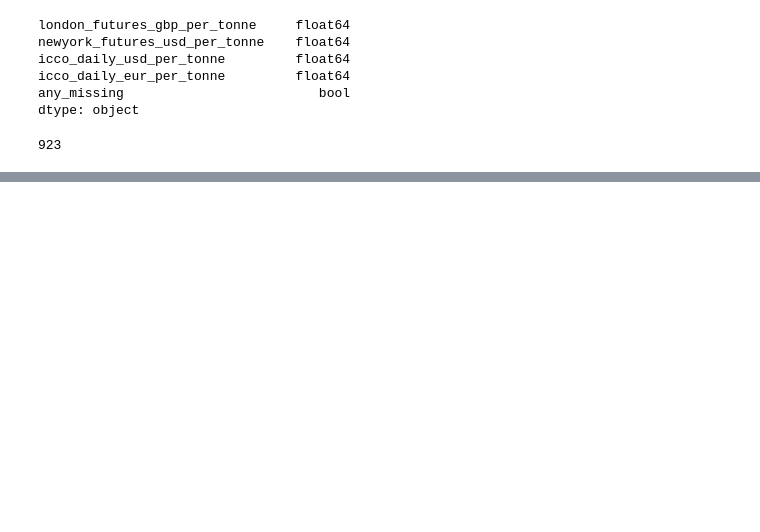
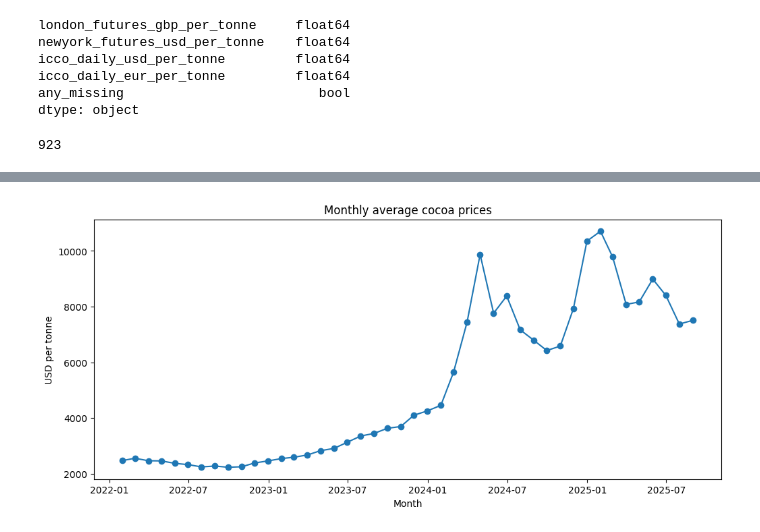
Before and after one commit to Lina060992/Chocolate, a Jupyter notebook: cocoa_prices_2022_2025.ipynb, the cells around one changed output, grey strips where cells are left out. Saved outputs shown, nothing was run; the diff lists cells and outputs as text; code cells hidden in the pictures; blank space fills up the shorter version.

```diff
--- a/cocoa_prices_2022_2025.ipynb
+++ b/cocoa_prices_2022_2025.ipynb
@@ -212,0 +380,15 @@ df_cocoa_prices.to_sql(
+# %%
+monthly = (
+    df.set_index("Date")[price_col]
+    .resample("M")
+    .mean()
+)
+
+plt.figure(figsize=(12,5))
+plt.plot(monthly.index, monthly.values, marker="o")
+plt.title("Monthly average cocoa prices")
+plt.xlabel("Month")
+plt.ylabel("USD per tonne")
+plt.show()
+# %% [output]
+[figure, added]
```
Also changed, not shown: parts of 20 cells of this notebook.
